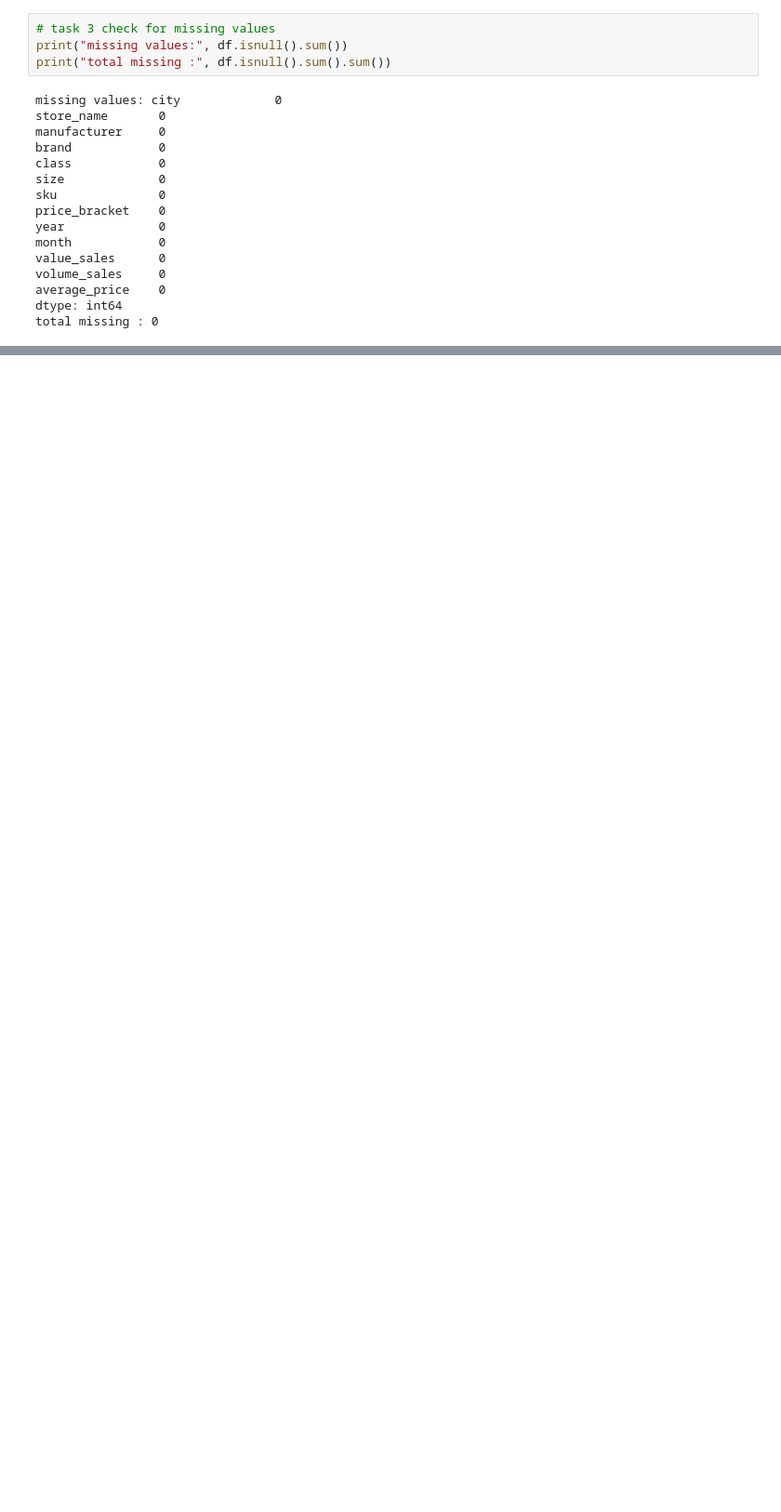
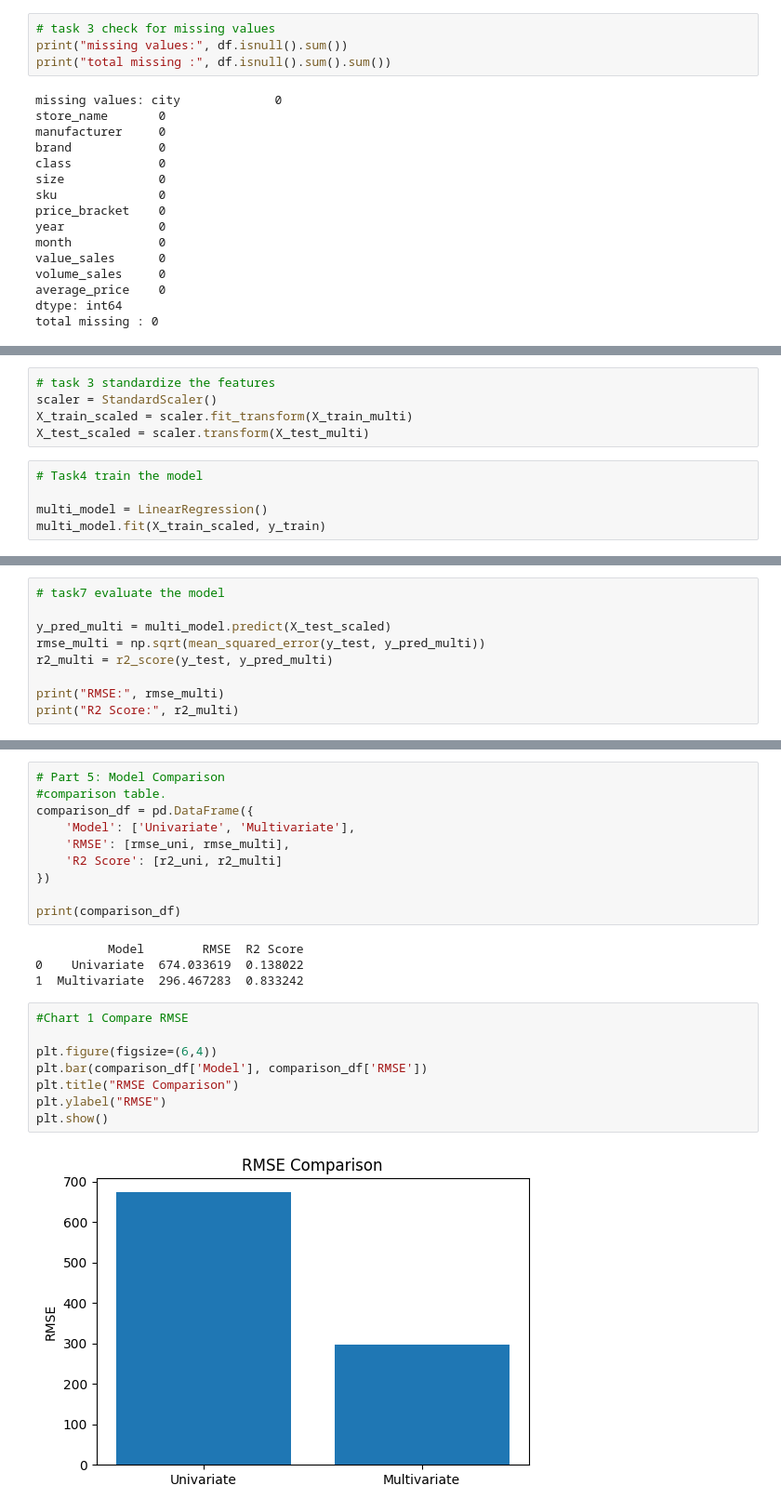
Before and after one commit to Zakira-Abdurahman/Qiyas_AI, a Jupyter notebook: lab20.ipynb, the cells around one changed output, grey strips where cells are left out. Shown at 93% size. Saved outputs shown, nothing was run; the diff lists cells and outputs as text; blank space fills up the shorter version.

```diff
--- a/lab20.ipynb
+++ b/lab20.ipynb
@@ -129,0 +260,10 @@ Encoding completed successfully!
+# %%
+# task 3 standardize the features
+scaler = StandardScaler()
+X_train_scaled = scaler.fit_transform(X_train_multi)
+X_test_scaled = scaler.transform(X_test_multi)
+# %%
+# Task4 train the model
+
+multi_model = LinearRegression()
+multi_model.fit(X_train_scaled, y_train)
@@ -129,0 +305,9 @@ Encoding completed successfully!
+# %%
+# task7 evaluate the model
+
+y_pred_multi = multi_model.predict(X_test_scaled)
+rmse_multi = np.sqrt(mean_squared_error(y_test, y_pred_multi))
+r2_multi = r2_score(y_test, y_pred_multi)
+
+print("RMSE:", rmse_multi)
+print("R2 Score:", r2_multi)
@@ -129,0 +317,24 @@ Encoding completed successfully!
+# %%
+# Part 5: Model Comparison
+#comparison table.
+comparison_df = pd.DataFrame({
+    'Model': ['Univariate', 'Multivariate'],
+    'RMSE': [rmse_uni, rmse_multi],
+    'R2 Score': [r2_uni, r2_multi]
+})
+
+print(comparison_df)
+# %% [output]
+          Model        RMSE  R2 Score
+0    Univariate  674.033619  0.138022
+1  Multivariate  296.467283  0.833242
+# %%
+#Chart 1 Compare RMSE
+
+plt.figure(figsize=(6,4))
+plt.bar(comparison_df['Model'], comparison_df['RMSE'])
+plt.title("RMSE Comparison")
+plt.ylabel("RMSE")
+plt.show()
+# %% [output]
+[figure, added]
```
Also changed, not shown: parts of 18 cells of this notebook, 2 other files.
